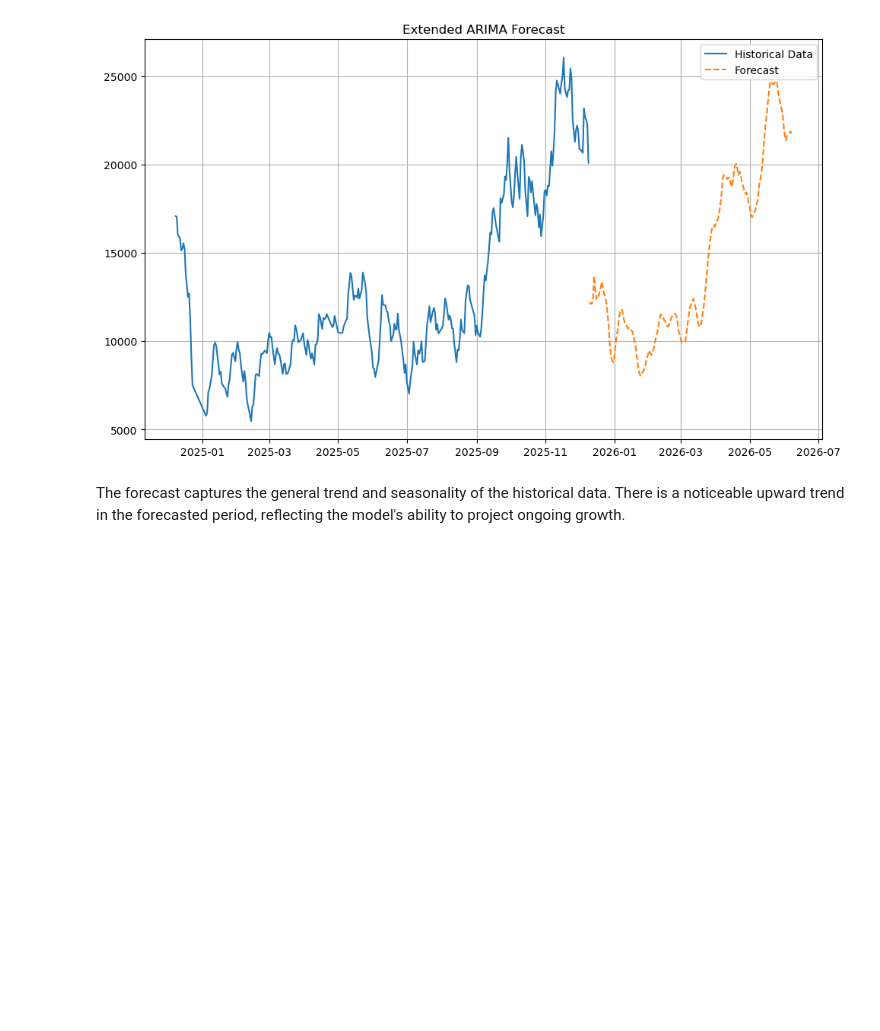
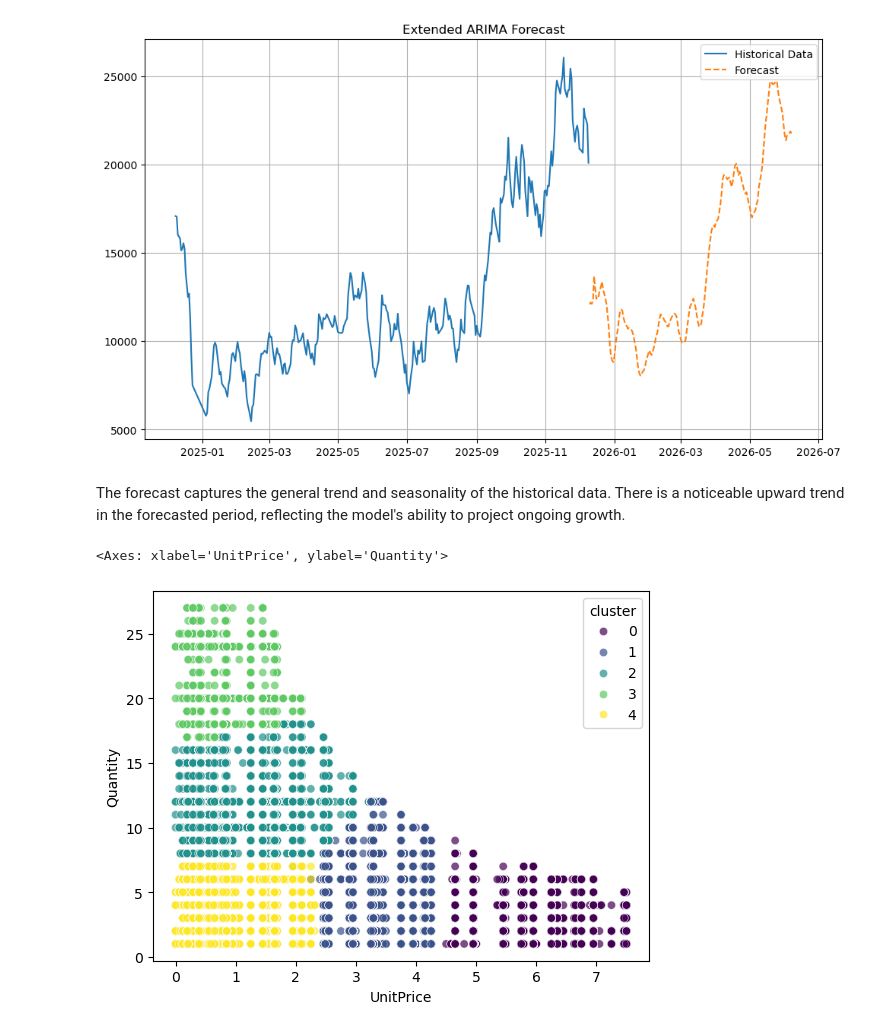
Before and after one commit to muhamedrar/Online-Retail, a Jupyter notebook: Notebooks/Time_Forcasting_notebook.ipynb, the cells around one changed output. Drawn from its saved outputs; the diff is of its cells as text; code cells hidden in the pictures; blank space fills up the shorter version.

Commit message:
working on clustering

```diff
--- a/Notebooks/Time_Forcasting_notebook.ipynb
+++ b/Notebooks/Time_Forcasting_notebook.ipynb
@@ -568,0 +574,7 @@ There is a noticeable upward trend in the forecasted period, reflecting the mode
+# %%
+data_clustered = pd.read_csv('../Data/Online_Retail_Clustered.csv')
+# %%
+sns.scatterplot(data=data_clustered, x='UnitPrice', y='Quantity', hue='cluster', palette='viridis', alpha=0.7)
+# %% [output]
+<Axes: xlabel='UnitPrice', ylabel='Quantity'>
+[figure, added]
```
Also changed, not shown: parts of 4 cells of this notebook, 5 other files.
